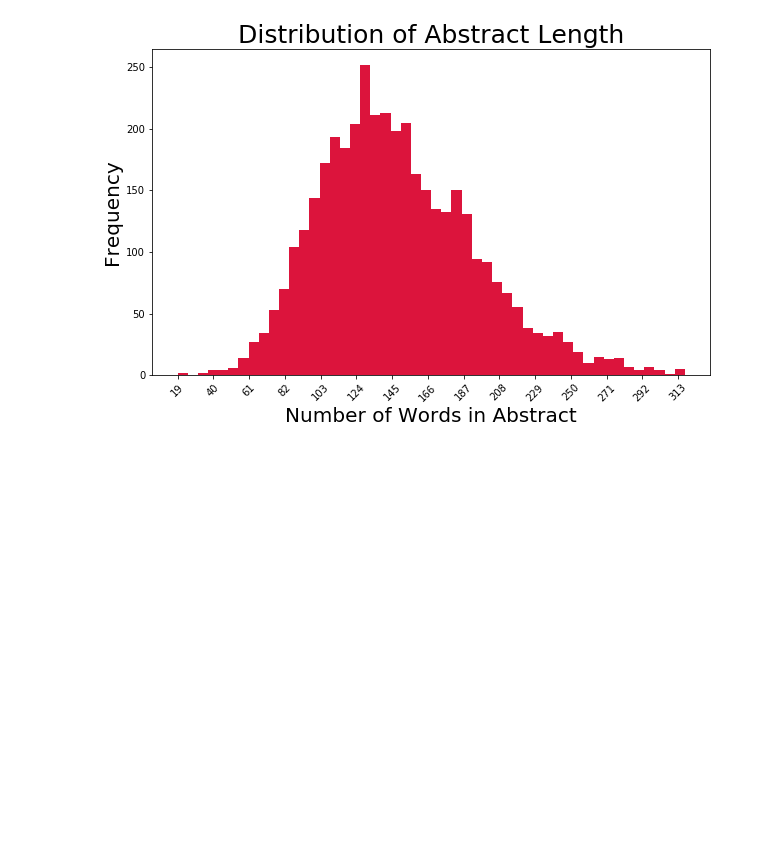
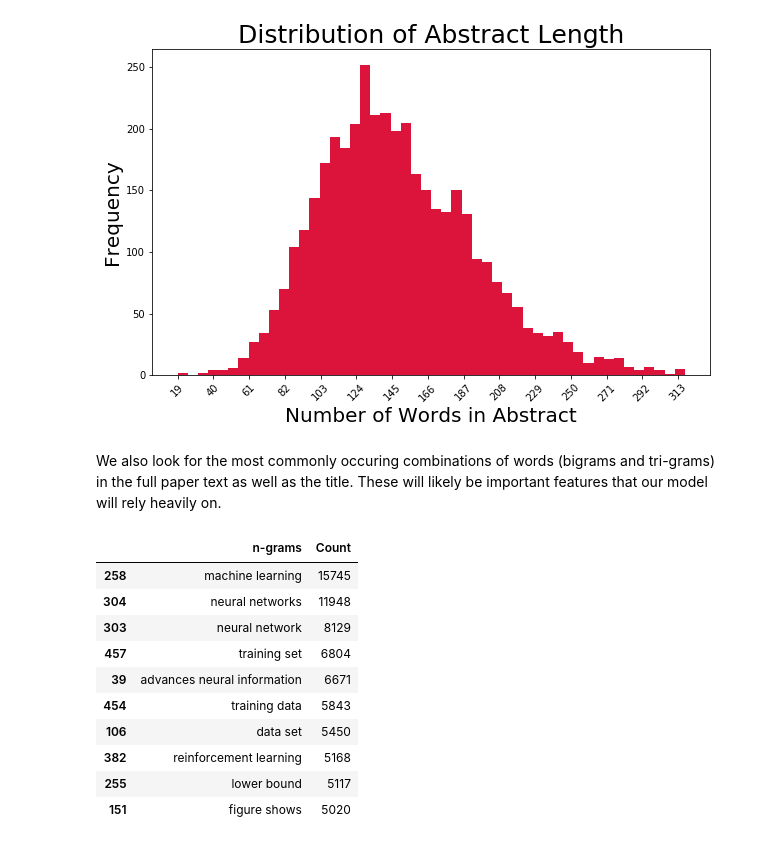
Before and after one commit to phoebewong/Title-Generation, a Jupyter notebook: src/EDA.ipynb, the cells around one changed output. Cells and saved outputs as stored; diff of their text form; code cells hidden in the pictures; blank space fills up the shorter version.

Commit message:
n-grams added for milestone 2

```diff
--- a/src/EDA.ipynb
+++ b/src/EDA.ipynb
@@ -156,0 +157,35 @@ plt.show()
+# %% [markdown]
+We also look for the most commonly occuring combinations of words (bigrams and tri-grams) in the full paper text as well as the title. These will likely be important features that our model will rely heavily on.
+# %%
+def top_ngrams(training_data, min_n=2, max_n=2, excluded_ngrams=[], max_features=500, stop_words='english'):
+    # count vectorizer with stop words
+    cv = CountVectorizer(ngram_range=(min_n,max_n), max_features = max_features, stop_words=stop_words)
+    cv.fit(training_data)
+    X = cv.transform(training_data)
+    counts = X.sum(axis=0)
+
+    # creating dataframe with top n-grams sorted by counts in descending order
+    df = pd.DataFrame({'n-grams': cv.get_feature_names(), 'Count': counts.tolist()[0]})
+    df = df[df['n-grams'].map(lambda x: x not in excluded_ngrams)]
+    df.sort_values(by='Count', ascending=False, inplace=True)
+    return df
+# %%
+#bigrams or trigrams in full text
+excluded_ngrams = ["et al","10 10","international conference","neural information","information processing",
+                   "processing systems","advances neural","supplementary material", "10 10 10",
+                   "neural information processing", "information processing systems"]
+
+df_ngrams_full_text = top_ngrams(papers['paper_text'], min_n=2, max_n=3, excluded_ngrams=excluded_ngrams)
+df_ngrams_full_text.head(10) # top 10 bigrams & trigrams
+# %% [output]
+|  | n-grams | Count |
+| 258 | machine learning | 15745 |
+| 304 | neural networks | 11948 |
+| 303 | neural network | 8129 |
+| 457 | training set | 6804 |
+| 39 | advances neural information | 6671 |
+| 454 | training data | 5843 |
+| 106 | data set | 5450 |
+| 382 | reinforcement learning | 5168 |
+| 255 | lower bound | 5117 |
+| 151 | figure shows | 5020 |
```
Also changed, not shown: parts of 5 cells of this notebook.
